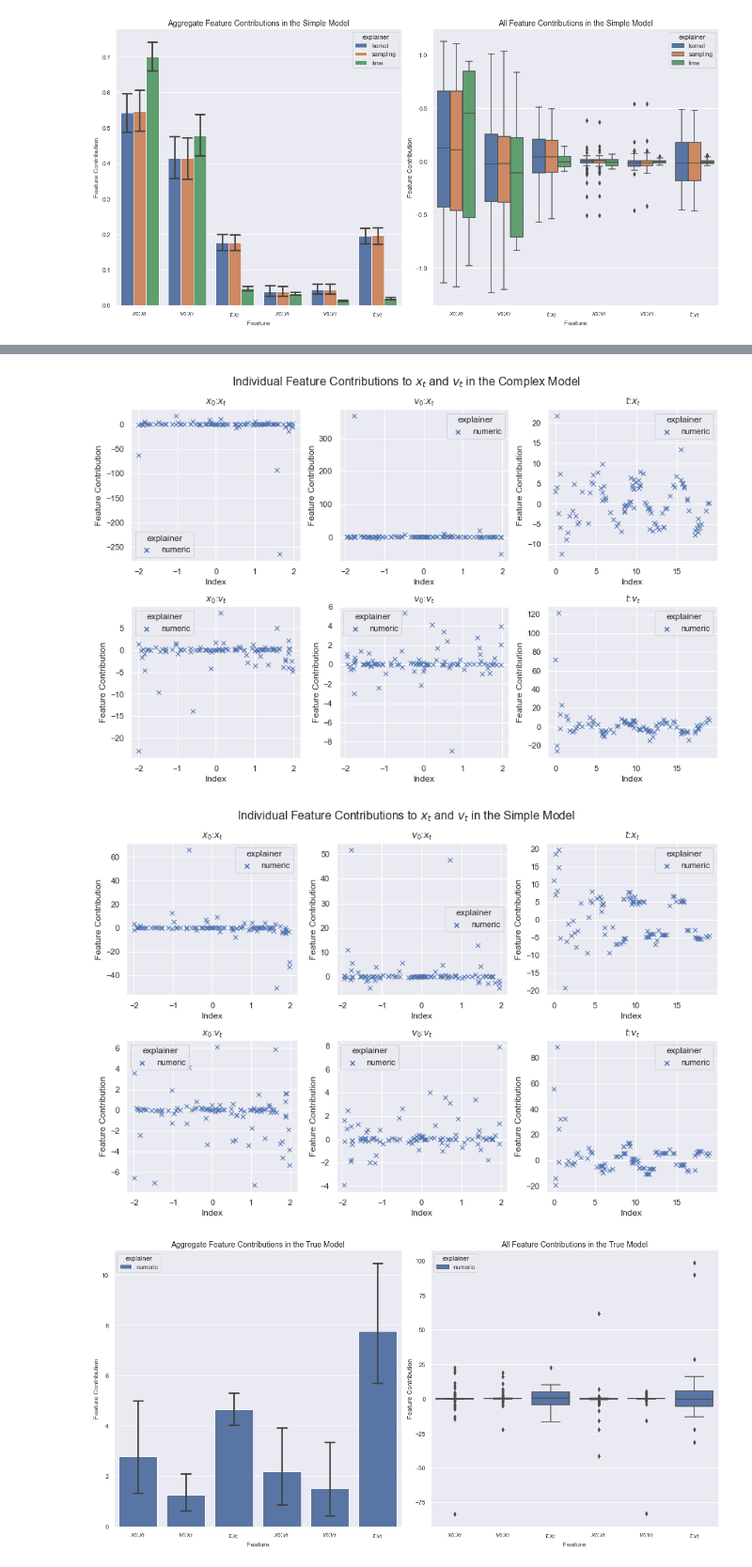
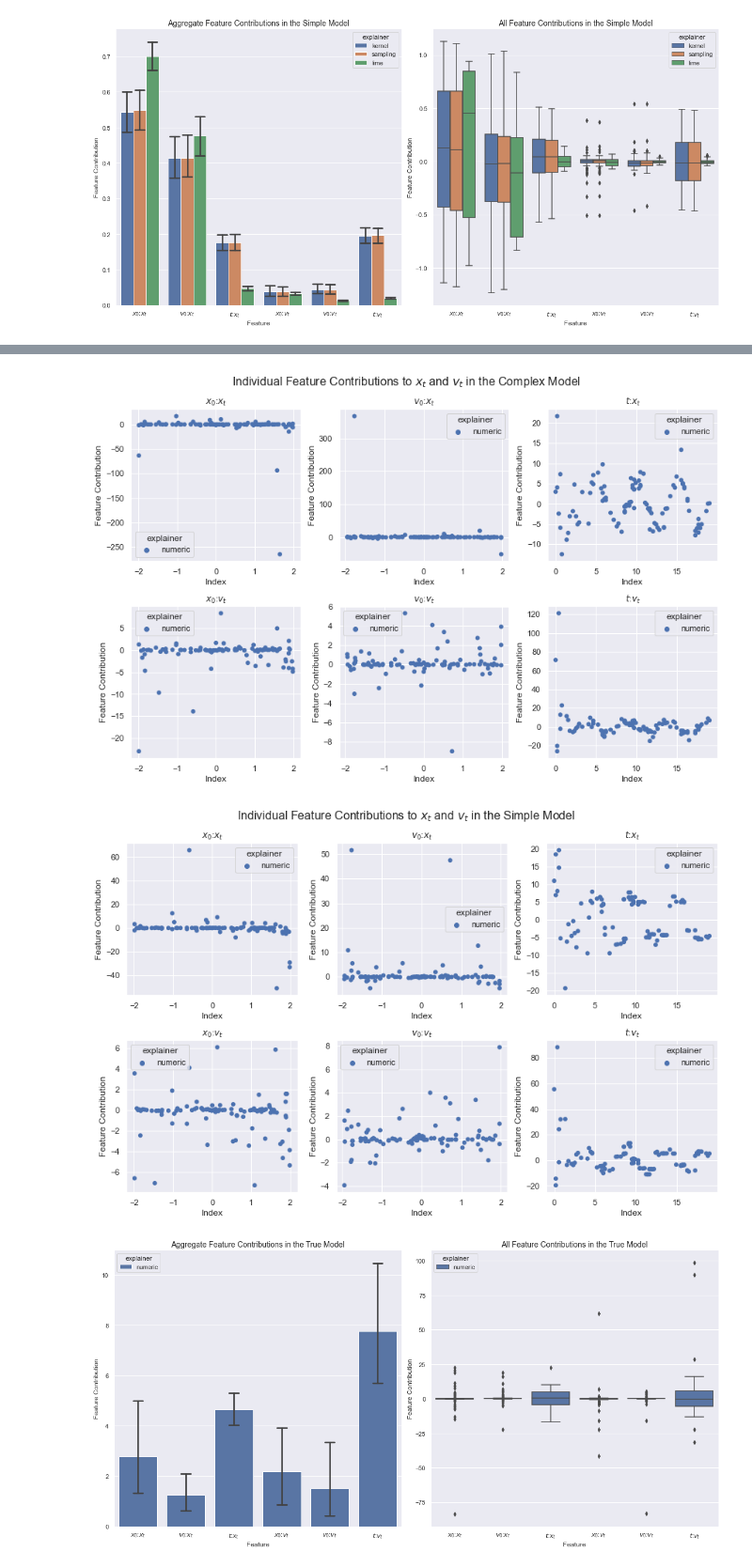
Before and after one commit to wgrosche/XAI, a Jupyter notebook: Plotting/Plotting_Notebook_all.ipynb, the cells around one changed output, grey strips where cells are left out. Shown at 94% size. Cells and saved outputs as stored; diff of their text form; code cells hidden in the pictures.

```diff
--- a/Plotting/Plotting_Notebook_all.ipynb
+++ b/Plotting/Plotting_Notebook_all.ipynb
@@ -67,6 +67,7 @@ k = 1
 plot_features = [r"$x_0$", r"$v_0$", r"$t$"]
 plot_labels = [r"$x_t$", r"$v_t$"]
 
+model_names = {"True" : "Simulation", "Complex" : "Complex Model", "Simple" : "Simple Model"}
 feature_setting = Settings[i]
 params = Param_array[k]
 
@@ -286,7 +266,8 @@ for models_ in big_df['Model'].unique():
             axs[j,i].set_title(plot_features[i]+":"+plot_labels[j])
             axs[j,i].set_xlabel(plot_features[i])
             axs[j,i].set_ylabel('Feature Contribution')
-    f.suptitle(r"Individual Feature Contributions to $x_t$ and $v_t$ in the " + models_ + " Model", fontsize = 16)
+            axs[j,i].legend(loc = 4)
+    f.suptitle(r"Individual Feature Contributions to $x_t$ and $v_t$ in the " + model_names[models_], fontsize = 16)
 
     f.tight_layout()
     if save == True:
@@ -326,12 +307,12 @@ for model_ in Model_types:
 
     sns.barplot(data=agg_df_3, x = 'feature', y = np.abs(agg_df_3['value']), hue = 'explainer', ax = axs[0], ci = 95, capsize=.2)
 
-    axs[0].set_title(r"Aggregate Feature Contributions in the " + model_ + " Model", fontsize = 14)
+    axs[0].set_title(r"Aggregate Feature Contributions in the " + model_mames[model_], fontsize = 14)
     axs[0].set_xlabel('Feature')
     axs[0].set_ylabel('Feature Contribution')
 
     sns.boxplot(data=agg_df_3, x = 'feature', y = 'value', ax = axs[1], hue = 'explainer')
-    axs[1].set_title(r"All Feature Contributions in the " + model_ + " Model", fontsize = 14)
+    axs[1].set_title(r"All Feature Contributions in the " + model_names[model_] , fontsize = 14)
     axs[1].set_xlabel('Feature')
     axs[1].set_ylabel('Feature Contribution')
 
@@ -356,7 +337,7 @@ for models_ in big_df['Model'].unique():
     for i, feat_ in enumerate(duffing.features):
         for j, label_ in enumerate(duffing.labels):
             sns.scatterplot(x=feat_, y=label_+"_"+feat_, data=plotting_df, ax=axs[j,i],
-                            linewidth = 1, hue = "explainer", style = "explainer", edgecolor="none", markers = 'x')
+                            linewidth = 1, hue = "explainer", style = "explainer", edgecolor="none")
             axs[j,i].set_title(plot_features[i]+":"+plot_labels[j])
             axs[j,i].set_xlabel('Index')
             axs[j,i].set_ylabel('Feature Contribution')
@@ -388,5 +351,5 @@ You passed a edgecolor/edgecolors ('w') for an unfilled marker ('x').  Matplotli
-[figure, old version]
+[figure, new version]
-[figure, old version]
+[figure, new version]
 # %%
 # Convert Data to Long Form to enable plotting with sns barplot
 for model_ in Model_types:
```
Also changed, not shown: parts of 3 cells of this notebook, 2 other files.
